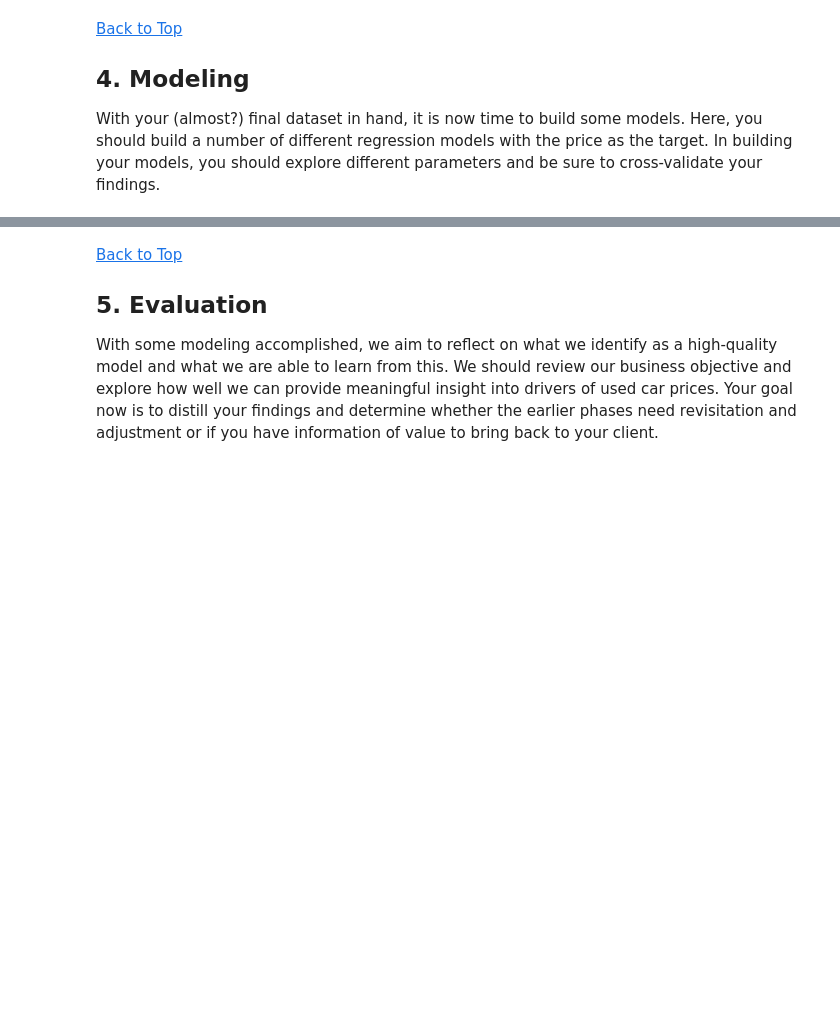
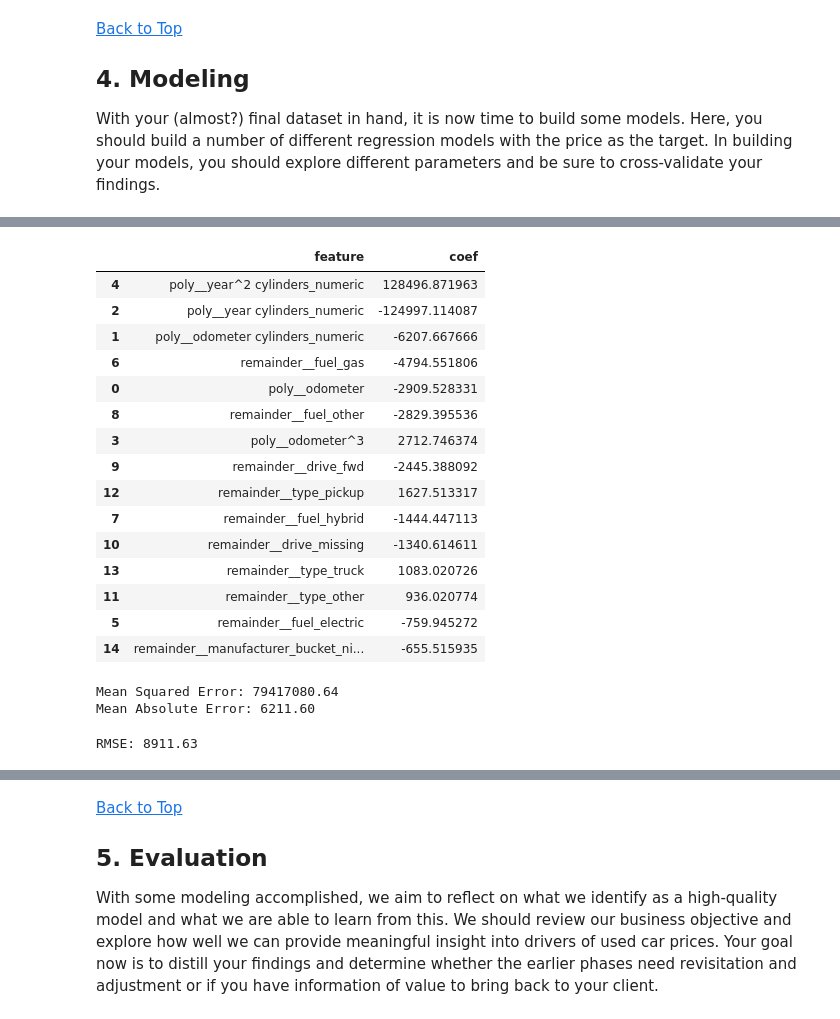
Before and after one commit to effieli-zl/What_Drives_the_Price_of_a_Car, a Jupyter notebook: Assignment_11.1_What_Drives_the_Price_of_a_Car.ipynb, the cells around one changed output, grey strips where cells are left out. Drawn from its saved outputs; the diff is of its cells as text; code cells hidden in the pictures; blank space fills up the shorter version.

```diff
--- a/Assignment_11.1_What_Drives_the_Price_of_a_Car.ipynb
+++ b/Assignment_11.1_What_Drives_the_Price_of_a_Car.ipynb
@@ -240,0 +565,29 @@ With your (almost?) final dataset in hand, it is now time to build some models.
+# %%
+from sklearn.compose import ColumnTransformer
+
+poly_cols = ['odometer', 'year', 'cylinders_numeric', 'condition_numeric']
+
+Xc = vehicles_cleaned.drop(columns=['price'])
+yc = vehicles_cleaned['price']
+
+preprocessor = ColumnTransformer(
+    transformers=[
+        ('poly', PolynomialFeatures(degree=3, include_bias=False), poly_cols)
+    ],
+    remainder='passthrough'
+)
+
+pipe_ridge = Pipeline([
+    ('preprocess', preprocessor),
+    ('scaler', StandardScaler()),
+    ('selector', SequentialFeatureSelector(
+        Ridge(),
+        n_features_to_select=15,
+        direction='forward',
+        scoring='neg_mean_squared_error',
+        cv=5
+    )),
+    ('ridge', Ridge())
+])
+# %%
+pipe_ridge.fit(Xc, yc)
@@ -240,0 +609,45 @@ With your (almost?) final dataset in hand, it is now time to build some models.
+# %%
+selector = pipe_ridge.named_steps['selector']
+ridge = pipe_ridge.named_steps['ridge']
+
+all_features = pipe_ridge.named_steps['preprocess'].get_feature_names_out()
+selected_features = all_features[selector.get_support()]
+coefs = ridge.coef_
+
+best_15 = pd.DataFrame({
+    'feature': selected_features,
+    'coef': coefs
+}).sort_values(by='coef', key=abs, ascending = False)
+
+best_15
+# %% [output]
+|  | feature | coef |
+| 4 | poly__year^2 cylinders_numeric | 128496.871963 |
+| 2 | poly__year cylinders_numeric | -124997.114087 |
+| 1 | poly__odometer cylinders_numeric | -6207.667666 |
+| 6 | remainder__fuel_gas | -4794.551806 |
+| 0 | poly__odometer | -2909.528331 |
+| 8 | remainder__fuel_other | -2829.395536 |
+| 3 | poly__odometer^3 | 2712.746374 |
+| 9 | remainder__drive_fwd | -2445.388092 |
+| 12 | remainder__type_pickup | 1627.513317 |
+| 7 | remainder__fuel_hybrid | -1444.447113 |
+| 10 | remainder__drive_missing | -1340.614611 |
+| 13 | remainder__type_truck | 1083.020726 |
+| 11 | remainder__type_other | 936.020774 |
+| 5 | remainder__fuel_electric | -759.945272 |
+| 14 | remainder__manufacturer_bucket_ni... | -655.515935 |
+# %%
+mse_ridge = mean_squared_error(pipe_ridge.predict(Xc), yc)
+mae_ridge = mean_absolute_error(pipe_ridge.predict(Xc), yc)
+
+print(f"Mean Squared Error: {mse_ridge:.2f}")
+print(f"Mean Absolute Error: {mae_ridge:.2f}")
+# %% [output]
+Mean Squared Error: 79417080.64
+Mean Absolute Error: 6211.60
+# %%
+rmse_ridge = np.sqrt(mse_ridge)
+print(f"RMSE: {rmse_ridge:.2f}")
+# %% [output]
+RMSE: 8911.63
```
Also changed, not shown: parts of 54 cells of this notebook, 1 other file.
